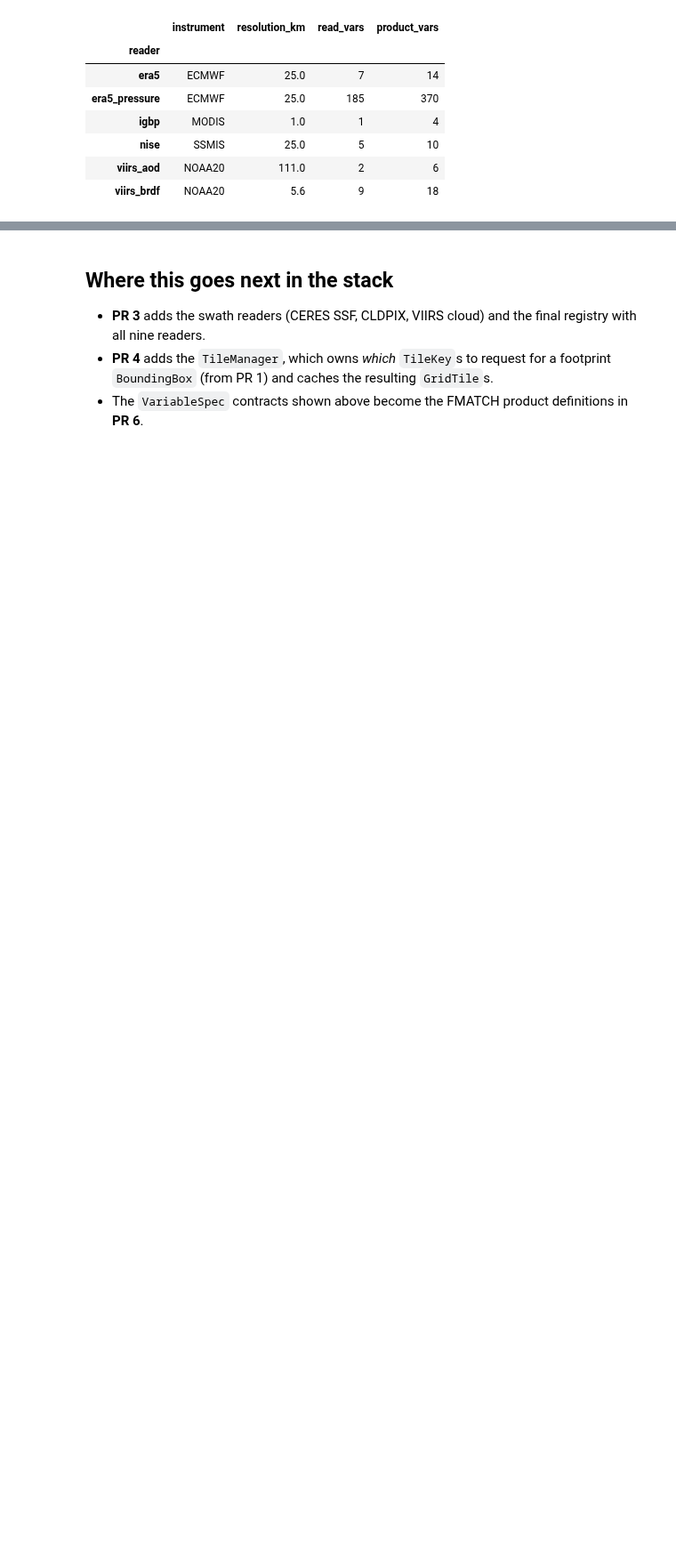
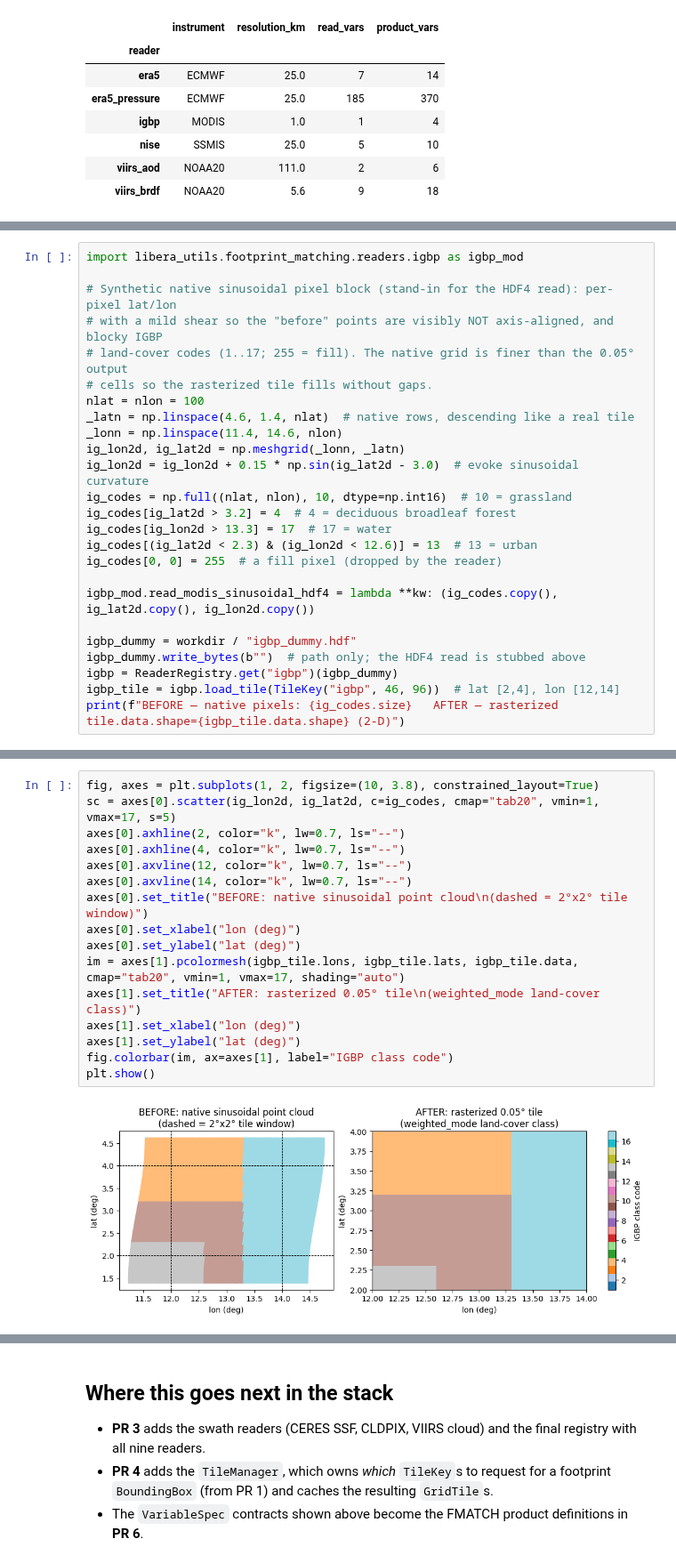
Before and after one commit to LASP-Libera/libera_utils, a Jupyter notebook: notebooks/02_readers_gridded.ipynb, the cells around one changed output, grey strips where cells are left out. Shown at 89% size. Cells and saved outputs as stored; diff of their text form; blank space fills up the shorter version.

```diff
--- a/notebooks/02_readers_gridded.ipynb
+++ b/notebooks/02_readers_gridded.ipynb
@@ -198,0 +332,25 @@ nise  (SSMIS, 25.0 km): nise_sea_ice_concentration, nise_sea_ice_concentration_s
+# %%
+import libera_utils.footprint_matching.readers.igbp as igbp_mod
+
+# Synthetic native sinusoidal pixel block (stand-in for the HDF4 read): per-pixel lat/lon
+# with a mild shear so the "before" points are visibly NOT axis-aligned, and blocky IGBP
+# land-cover codes (1..17; 255 = fill). The native grid is finer than the 0.05° output
+# cells so the rasterized tile fills without gaps.
+nlat = nlon = 100
+_latn = np.linspace(4.6, 1.4, nlat)  # native rows, descending like a real tile
+_lonn = np.linspace(11.4, 14.6, nlon)
+ig_lon2d, ig_lat2d = np.meshgrid(_lonn, _latn)
+ig_lon2d = ig_lon2d + 0.15 * np.sin(ig_lat2d - 3.0)  # evoke sinusoidal curvature
+ig_codes = np.full((nlat, nlon), 10, dtype=np.int16)  # 10 = grassland
+ig_codes[ig_lat2d > 3.2] = 4  # 4 = deciduous broadleaf forest
+ig_codes[ig_lon2d > 13.3] = 17  # 17 = water
+ig_codes[(ig_lat2d < 2.3) & (ig_lon2d < 12.6)] = 13  # 13 = urban
+ig_codes[0, 0] = 255  # a fill pixel (dropped by the reader)
+
+igbp_mod.read_modis_sinusoidal_hdf4 = lambda **kw: (ig_codes.copy(), ig_lat2d.copy(), ig_lon2d.copy())
+
+igbp_dummy = workdir / "igbp_dummy.hdf"
+igbp_dummy.write_bytes(b"")  # path only; the HDF4 read is stubbed above
+igbp = ReaderRegistry.get("igbp")(igbp_dummy)
+igbp_tile = igbp.load_tile(TileKey("igbp", 46, 96))  # lat [2,4], lon [12,14]
+print(f"BEFORE — native pixels: {ig_codes.size}   AFTER — rasterized tile.data.shape={igbp_tile.data.shape} (2-D)")
@@ -198,0 +359,18 @@ nise  (SSMIS, 25.0 km): nise_sea_ice_concentration, nise_sea_ice_concentration_s
+# %%
+fig, axes = plt.subplots(1, 2, figsize=(10, 3.8), constrained_layout=True)
+sc = axes[0].scatter(ig_lon2d, ig_lat2d, c=ig_codes, cmap="tab20", vmin=1, vmax=17, s=5)
+axes[0].axhline(2, color="k", lw=0.7, ls="--")
+axes[0].axhline(4, color="k", lw=0.7, ls="--")
+axes[0].axvline(12, color="k", lw=0.7, ls="--")
+axes[0].axvline(14, color="k", lw=0.7, ls="--")
+axes[0].set_title("BEFORE: native sinusoidal point cloud\n(dashed = 2°x2° tile window)")
+axes[0].set_xlabel("lon (deg)")
+axes[0].set_ylabel("lat (deg)")
+im = axes[1].pcolormesh(igbp_tile.lons, igbp_tile.lats, igbp_tile.data, cmap="tab20", vmin=1, vmax=17, shading="auto")
+axes[1].set_title("AFTER: rasterized 0.05° tile\n(weighted_mode land-cover class)")
+axes[1].set_xlabel("lon (deg)")
+axes[1].set_ylabel("lat (deg)")
+fig.colorbar(im, ax=axes[1], label="IGBP class code")
+plt.show()
+# %% [output]
+[figure, added]
```
Also changed, not shown: parts of 26 cells of this notebook.
